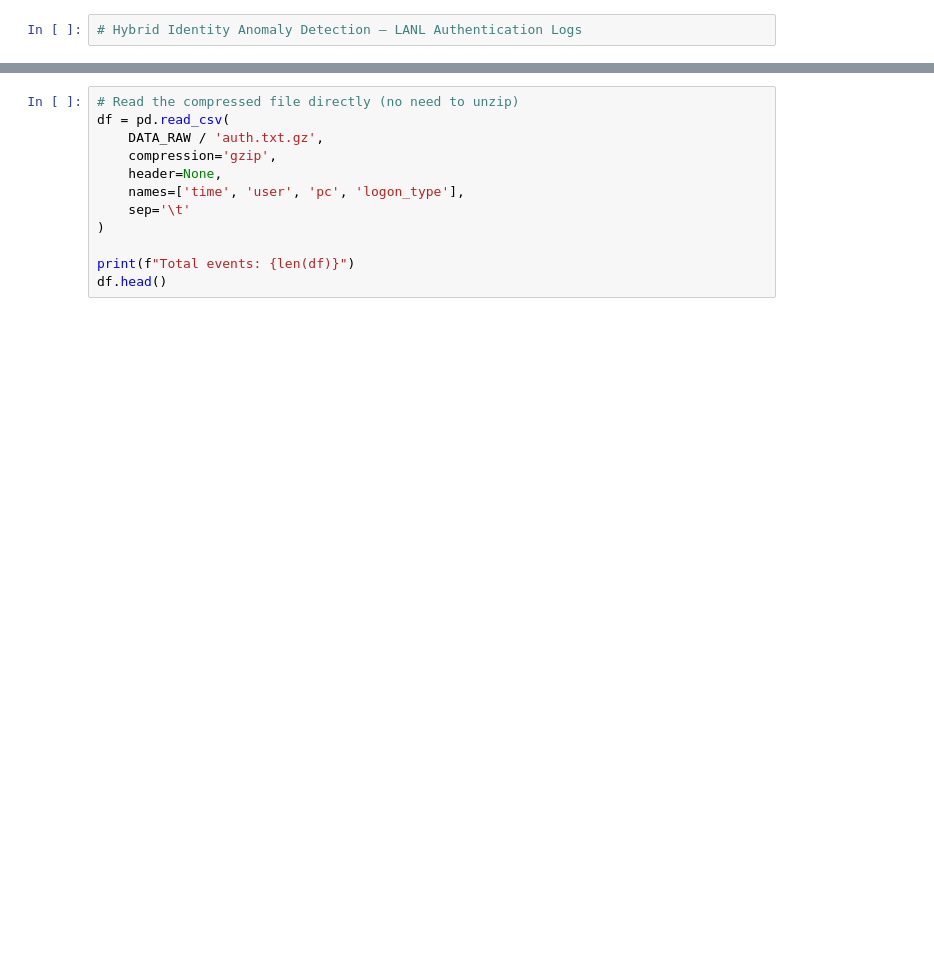
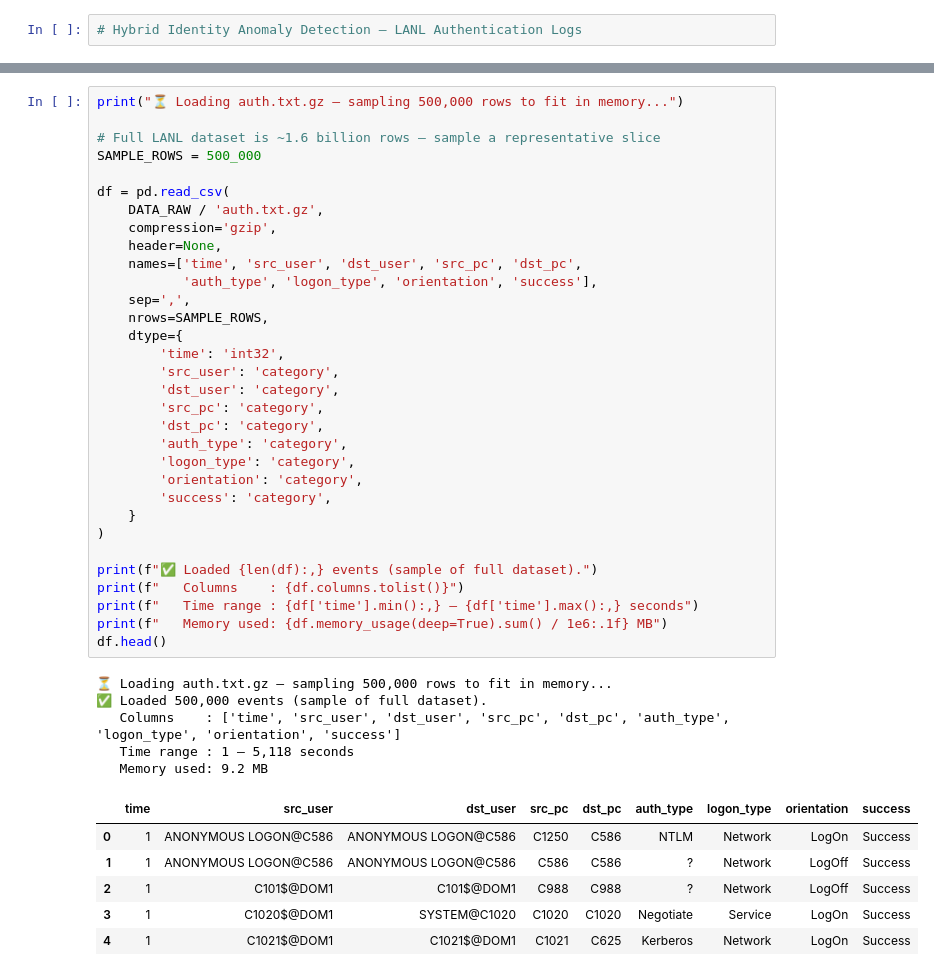
Before and after one commit to samuelgtetteh/ai-cybersecurity-portfolio, a Jupyter notebook: notebooks/03_hybrid_identity_anomaly.ipynb, the cells around one changed output, grey strips where cells are left out. Cells and saved outputs as stored; diff of their text form; blank space fills up the shorter version.

```diff
--- a/notebooks/03_hybrid_identity_anomaly.ipynb
+++ b/notebooks/03_hybrid_identity_anomaly.ipynb
@@ -21,13 +24,45 @@ np.random.seed(SEED)
 # %%
-# Read the compressed file directly (no need to unzip)
+print("⏳ Loading auth.txt.gz — sampling 500,000 rows to fit in memory...")
+
+# Full LANL dataset is ~1.6 billion rows — sample a representative slice
+SAMPLE_ROWS = 500_000
+
 df = pd.read_csv(
     DATA_RAW / 'auth.txt.gz',
     compression='gzip',
     header=None,
-    names=['time', 'user', 'pc', 'logon_type'],
-    sep='\t'
+    names=['time', 'src_user', 'dst_user', 'src_pc', 'dst_pc',
+           'auth_type', 'logon_type', 'orientation', 'success'],
+    sep=',',
+    nrows=SAMPLE_ROWS,
+    dtype={
+        'time': 'int32',
+        'src_user': 'category',
+        'dst_user': 'category',
+        'src_pc': 'category',
+        'dst_pc': 'category',
+        'auth_type': 'category',
+        'logon_type': 'category',
+        'orientation': 'category',
+        'success': 'category',
+    }
 )
 
-print(f"Total events: {len(df)}")
+print(f"✅ Loaded {len(df):,} events (sample of full dataset).")
+print(f"   Columns    : {df.columns.tolist()}")
+print(f"   Time range : {df['time'].min():,} – {df['time'].max():,} seconds")
+print(f"   Memory used: {df.memory_usage(deep=True).sum() / 1e6:.1f} MB")
 df.head()
+# %% [output]
+⏳ Loading auth.txt.gz — sampling 500,000 rows to fit in memory...
+✅ Loaded 500,000 events (sample of full dataset).
+   Columns    : ['time', 'src_user', 'dst_user', 'src_pc', 'dst_pc', 'auth_type', 'logon_type', 'orientation', 'success']
+   Time range : 1 – 5,118 seconds
+   Memory used: 9.2 MB
+|  | time | src_user | dst_user | src_pc | dst_pc | auth_type | logon_type | orientation | success |
+| 0 | 1 | ANONYMOUS LOGON@C586 | ANONYMOUS LOGON@C586 | C1250 | C586 | NTLM | Network | LogOn | Success |
+| 1 | 1 | ANONYMOUS LOGON@C586 | ANONYMOUS LOGON@C586 | C586 | C586 | ? | Network | LogOff | Success |
+| 2 | 1 | C101$@DOM1 | C101$@DOM1 | C988 | C988 | ? | Network | LogOff | Success |
+| 3 | 1 | C1020$@DOM1 | SYSTEM@C1020 | C1020 | C1020 | Negotiate | Service | LogOn | Success |
+| 4 | 1 | C1021$@DOM1 | C1021$@DOM1 | C1021 | C625 | Kerberos | Network | LogOn | Success |
 # %%
```
Also changed, not shown: parts of 7 cells of this notebook, 6 other files.
